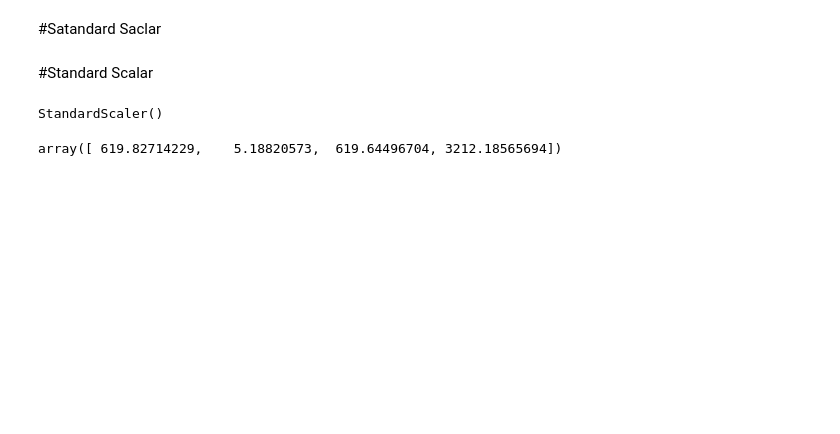
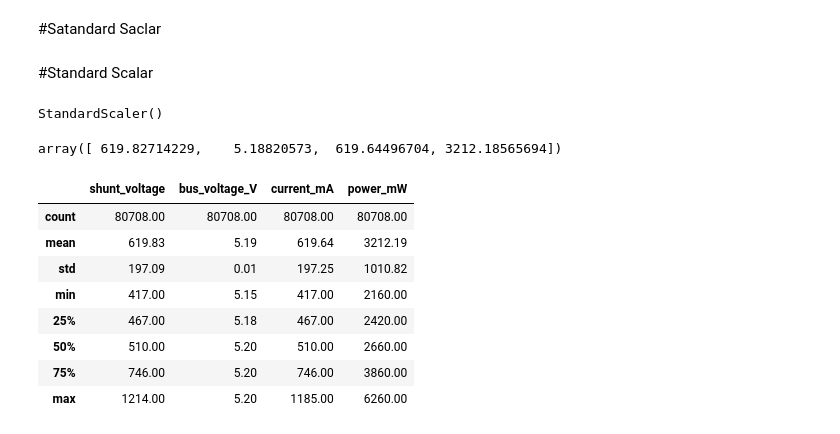
Before and after one commit to imtufail/Machine-Learning-, a Jupyter notebook: Feature Scaling /Standardization.ipynb, the cells around one changed output. Cells and saved outputs as stored; diff of their text form; code cells hidden in the pictures; blank space fills up the shorter version.

```diff
--- a/Feature Scaling /Standardization.ipynb
+++ b/Feature Scaling /Standardization.ipynb
@@ -138,3 +155,15 @@ array([ 619.82714229,    5.18820573,  619.64496704, 3212.18565694])
 # %%
 X_train_scaled = pd.DataFrame(X_train_scaled, columns=x_train.columns)
 X_test_scaled = pd.DataFrame(X_test_scaled, columns=x_test.columns)
+# %%
+np.round(x_train.describe(), 2)
+# %% [output]
+|  | shunt_voltage | bus_voltage_V | current_mA | power_mW |
+| count | 80708.00 | 80708.00 | 80708.00 | 80708.00 |
+| mean | 619.83 | 5.19 | 619.64 | 3212.19 |
+| std | 197.09 | 0.01 | 197.25 | 1010.82 |
+| min | 417.00 | 5.15 | 417.00 | 2160.00 |
+| 25% | 467.00 | 5.18 | 467.00 | 2420.00 |
+| 50% | 510.00 | 5.20 | 510.00 | 2660.00 |
+| 75% | 746.00 | 5.20 | 746.00 | 3860.00 |
+| max | 1214.00 | 5.20 | 1185.00 | 6260.00 |
```
Also changed, not shown: parts of 5 cells of this notebook.
